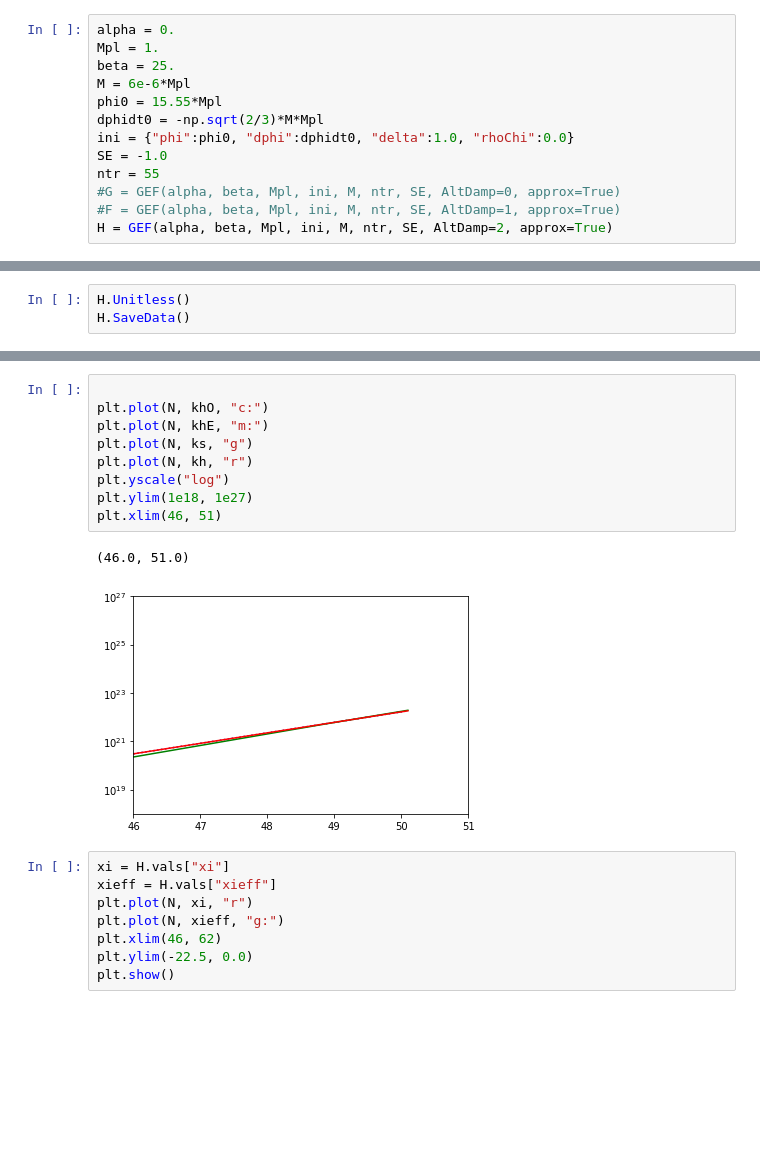
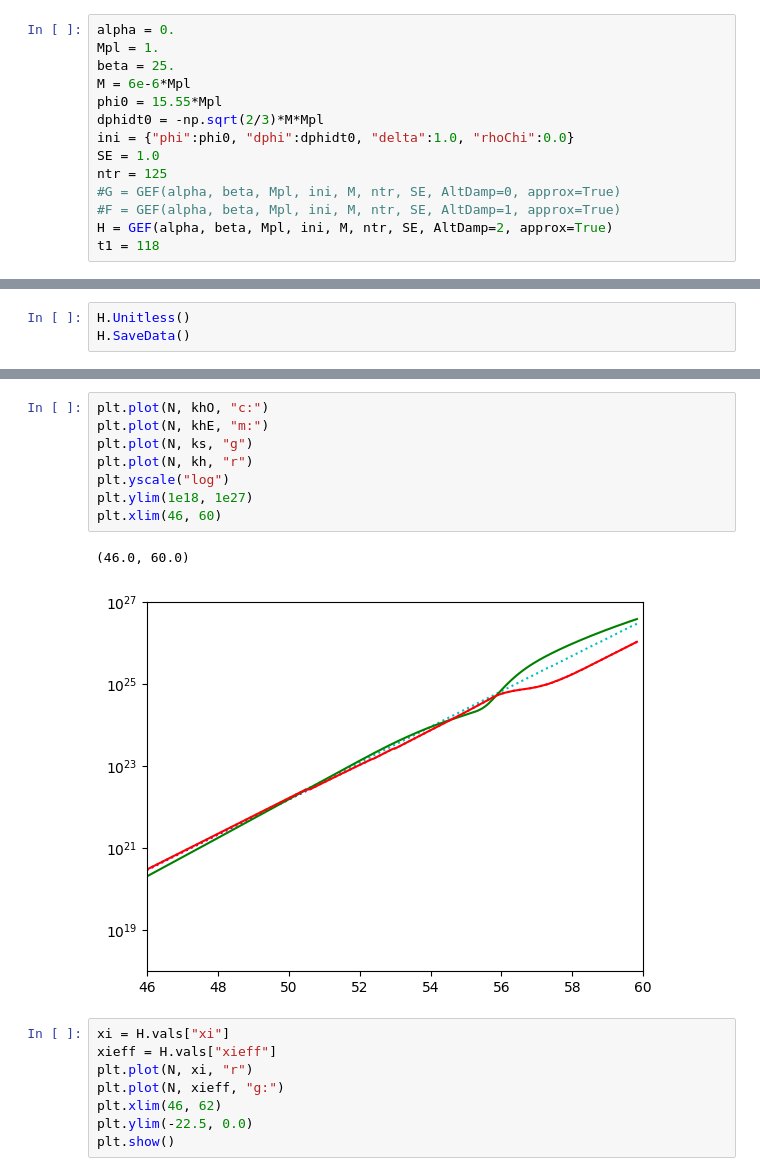
Before and after one commit to richard-von-eckardstein/GEFF, a Jupyter notebook: GEFTestGround.ipynb, the cells around one changed output, grey strips where cells are left out. Drawn from its saved outputs; the diff is of its cells as text; blank space fills up the shorter version.

```diff
--- a/GEFTestGround.ipynb
+++ b/GEFTestGround.ipynb
@@ -20,11 +20,12 @@ M = 6e-6*Mpl
 phi0 = 15.55*Mpl
 dphidt0 = -np.sqrt(2/3)*M*Mpl
 ini = {"phi":phi0, "dphi":dphidt0, "delta":1.0, "rhoChi":0.0}
-SE = -1.0
-ntr = 55
+SE = 1.0
+ntr = 125
 #G = GEF(alpha, beta, Mpl, ini, M, ntr, SE, AltDamp=0, approx=True)
 #F = GEF(alpha, beta, Mpl, ini, M, ntr, SE, AltDamp=1, approx=True)
 H = GEF(alpha, beta, Mpl, ini, M, ntr, SE, AltDamp=2, approx=True)
+t1 = 118
 # %%
 print(H.H0)
 # %% [output]
@@ -264,15 +262,14 @@ Already Unitless
 # %%
-
 plt.plot(N, khO, "c:")
 plt.plot(N, khE, "m:")
 plt.plot(N, ks, "g")
 plt.plot(N, kh, "r")
 plt.yscale("log")
 plt.ylim(1e18, 1e27)
-plt.xlim(46, 51)
+plt.xlim(46, 60)
 # %% [output]
-(46.0, 51.0)
+(46.0, 60.0)
-[figure, old version]
+[figure, new version]
 # %%
 xi = H.vals["xi"]
 xieff = H.vals["xieff"]
```
Also changed, not shown: parts of 17 cells of this notebook, 5 other files.
